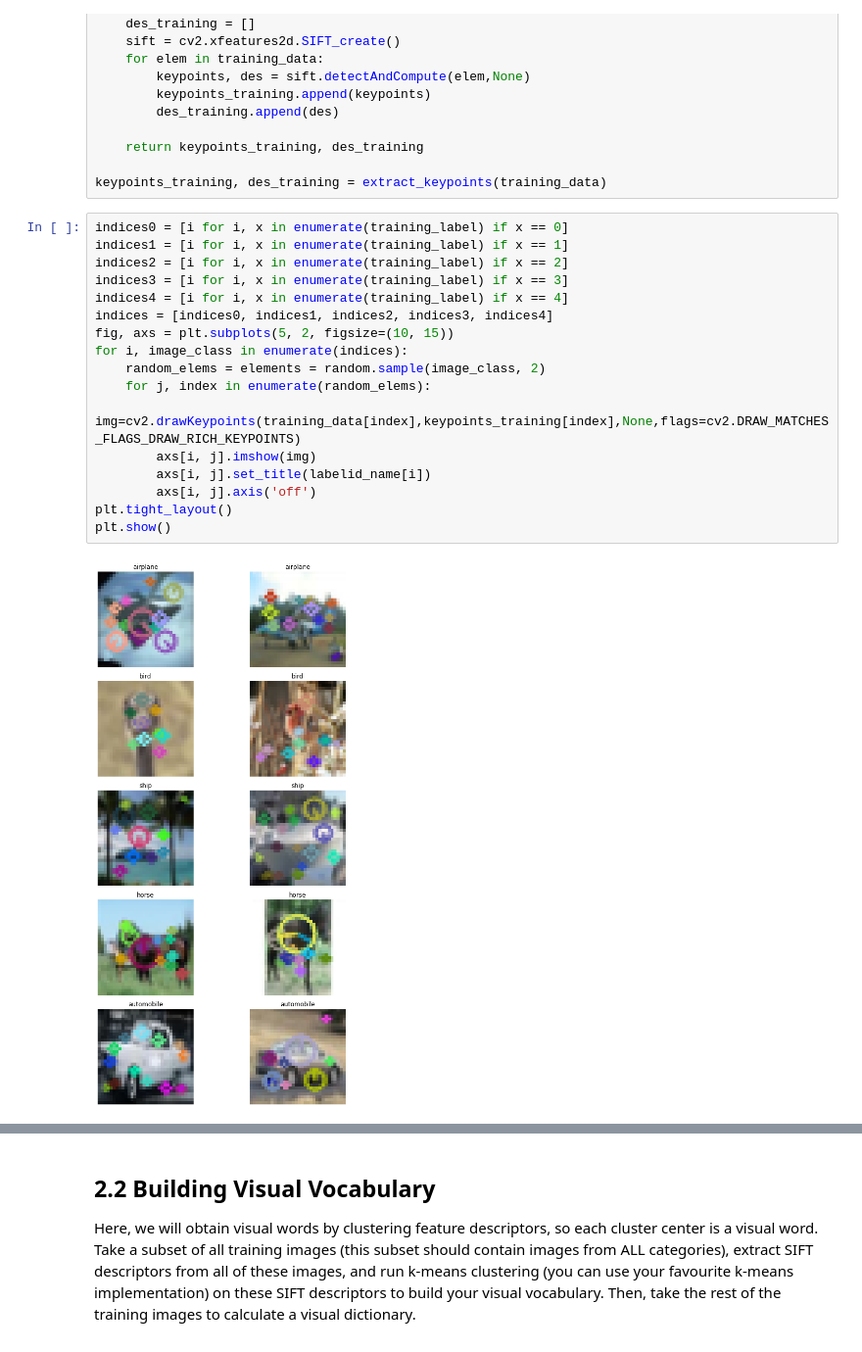
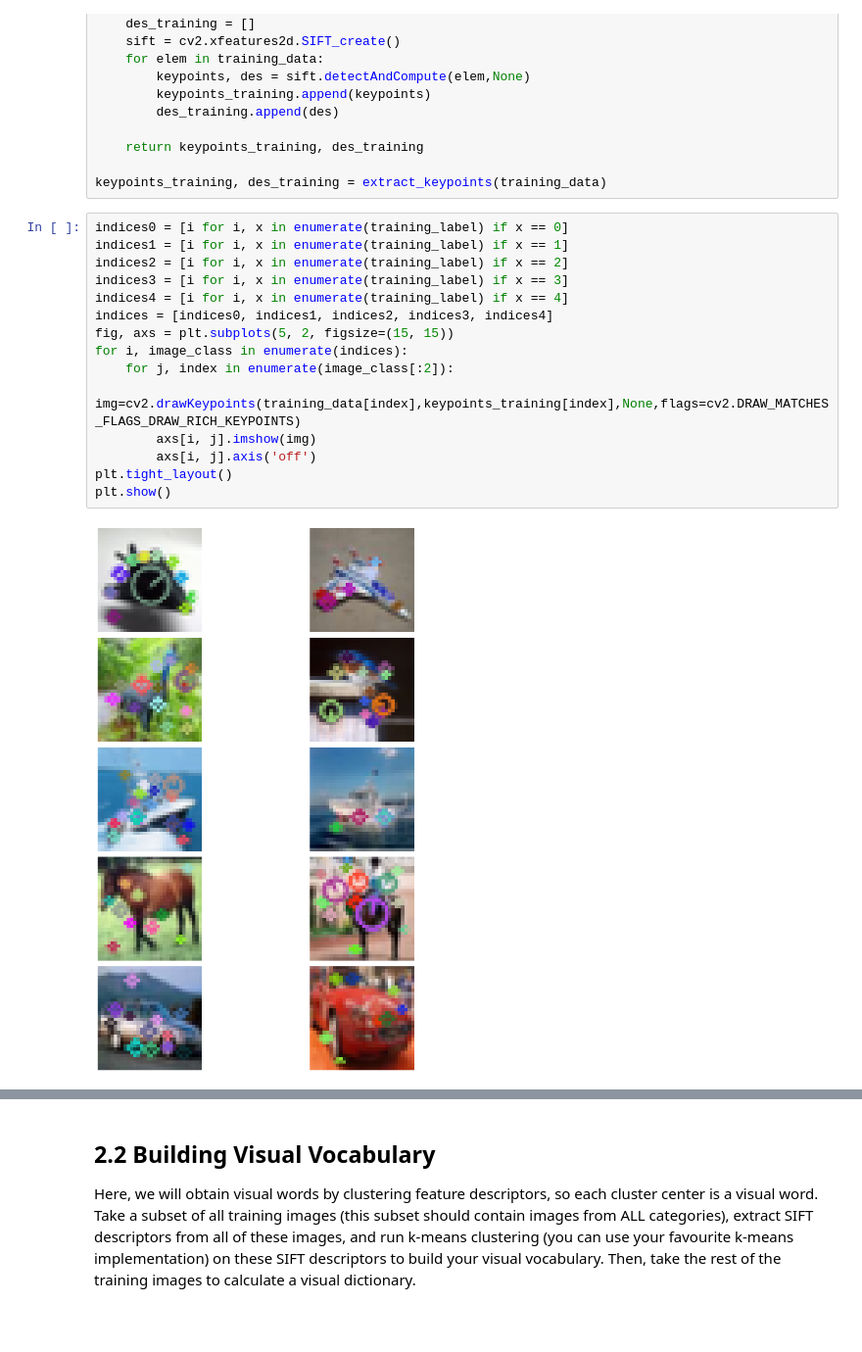
Before and after one commit to karim-abdel/ComputerVision_1, a Jupyter notebook: Final Lab/CV1 Final Lab Pt1.ipynb, the cells around one changed output, grey strips where cells are left out. Shown at 98% size. Saved outputs shown, nothing was run; the diff lists cells and outputs as text.

```diff
--- a/Final Lab/CV1 Final Lab Pt1.ipynb
+++ b/Final Lab/CV1 Final Lab Pt1.ipynb
@@ -158,19 +154,17 @@ keypoints_training, des_training = extract_keypoints(training_data)
 # %%
 indices0 = [i for i, x in enumerate(training_label) if x == 0]
 indices1 = [i for i, x in enumerate(training_label) if x == 1]
 indices2 = [i for i, x in enumerate(training_label) if x == 2]
 indices3 = [i for i, x in enumerate(training_label) if x == 3]
 indices4 = [i for i, x in enumerate(training_label) if x == 4]
 indices = [indices0, indices1, indices2, indices3, indices4]
-fig, axs = plt.subplots(5, 2, figsize=(10, 15))
+fig, axs = plt.subplots(5, 2, figsize=(15, 15))
 for i, image_class in enumerate(indices):
-    random_elems = elements = random.sample(image_class, 2)
-    for j, index in enumerate(random_elems):
+    for j, index in enumerate(image_class[:2]):
         img=cv2.drawKeypoints(training_data[index],keypoints_training[index],None,flags=cv2.DRAW_MATCHES_FLAGS_DRAW_RICH_KEYPOINTS)
         axs[i, j].imshow(img)
-        axs[i, j].set_title(labelid_name[i])
         axs[i, j].axis('off')
 plt.tight_layout()
 plt.show()
 # %% [output]
-[figure, old version]
+[figure, new version]
```
Also changed, not shown: parts of 10 cells of this notebook, 12 other files.
